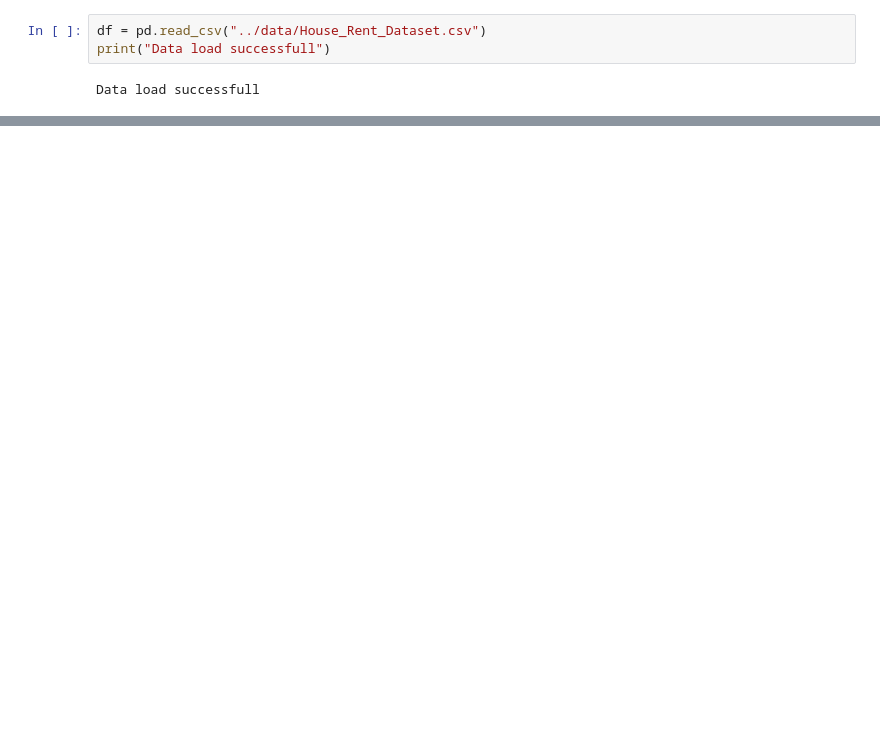
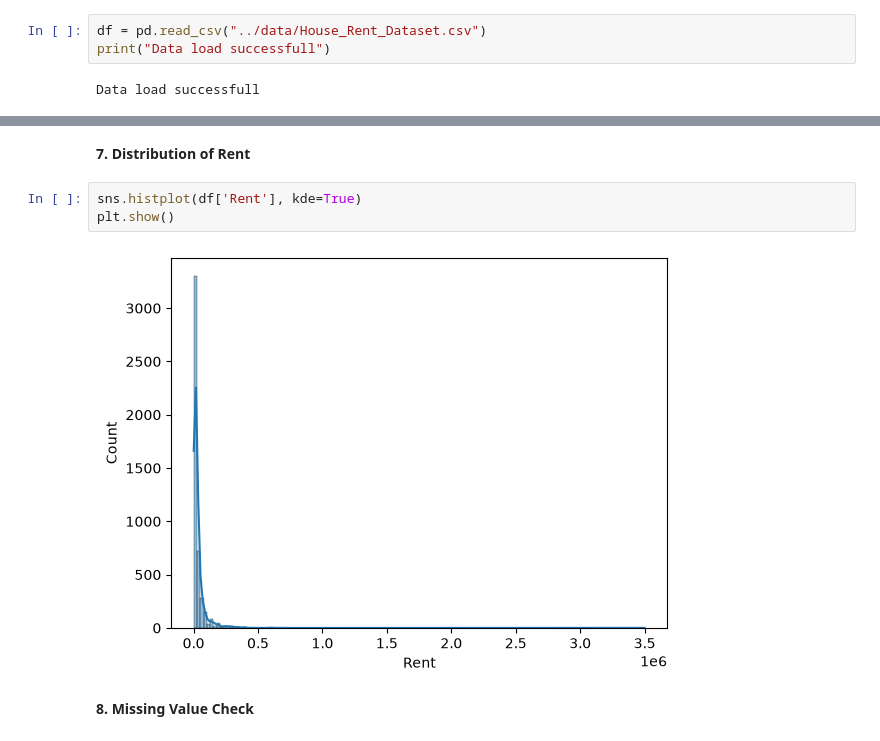
Before and after one commit to MOSTAFASEIKH/HRP, a Jupyter notebook: notebooks/HRP.ipynb, the cells around one changed output, grey strips where cells are left out. Saved outputs shown, nothing was run; the diff lists cells and outputs as text; blank space fills up the shorter version.

```diff
--- a/notebooks/HRP.ipynb
+++ b/notebooks/HRP.ipynb
@@ -29,0 +105,9 @@ df.head()
+# %% [markdown]
+**7. Distribution of Rent**
+# %%
+sns.histplot(df['Rent'], kde=True)
+plt.show()
+# %% [output]
+[figure, added]
+# %% [markdown]
+**8. Missing Value Check**
```
Also changed, not shown: parts of 24 cells of this notebook.
